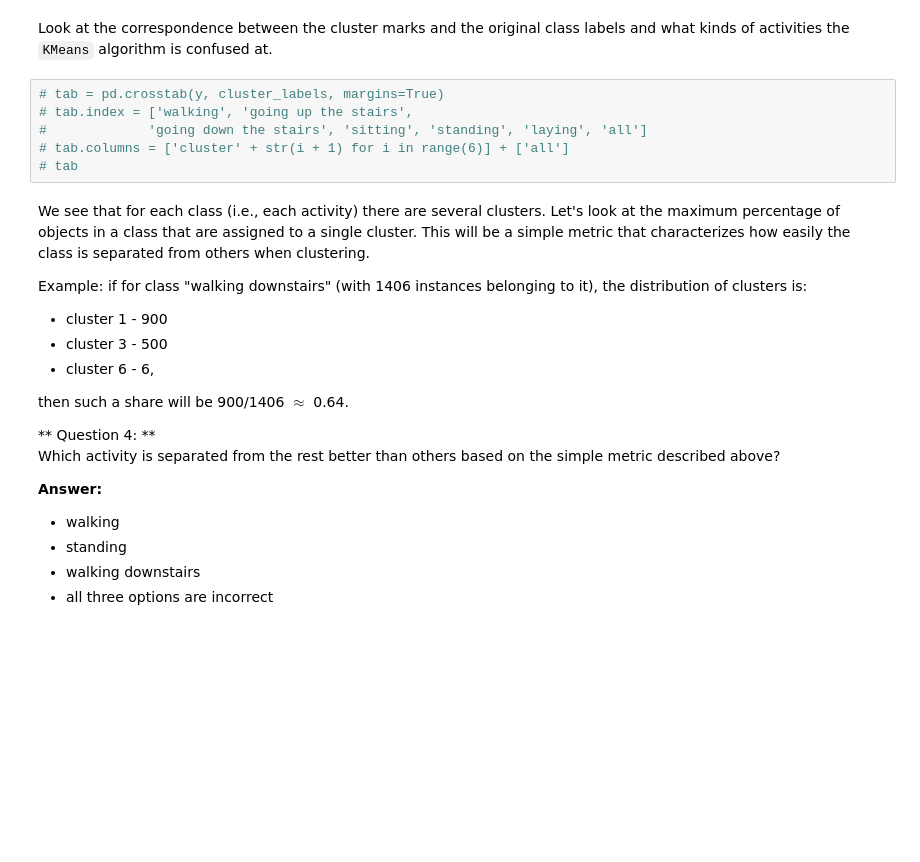
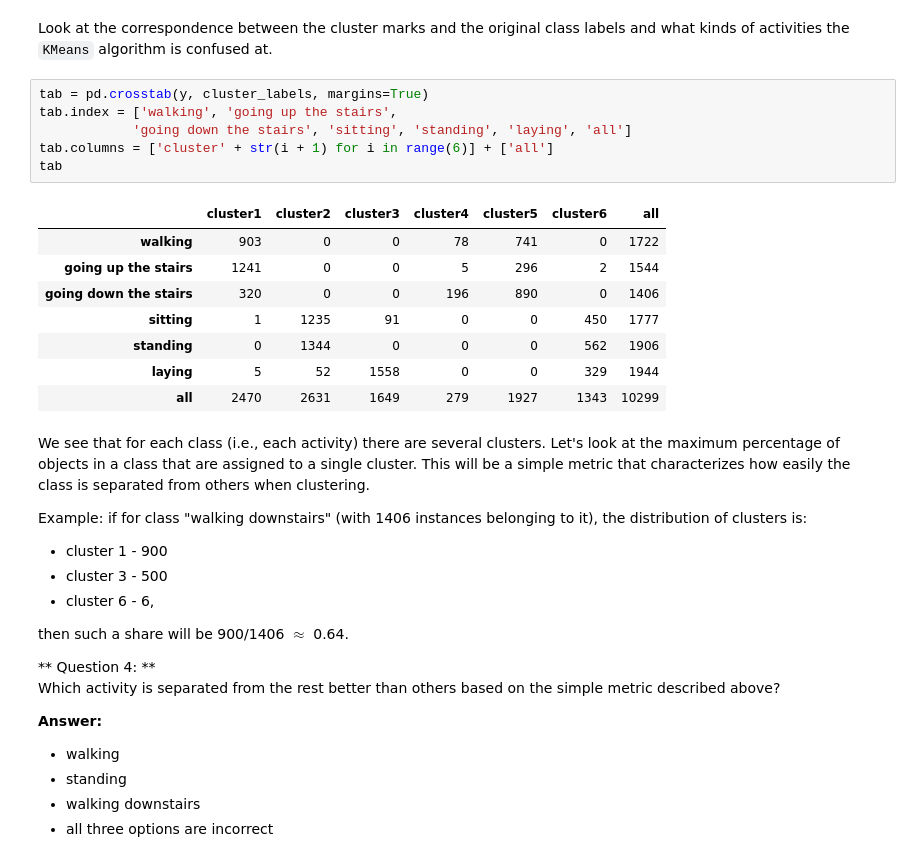
Before and after one commit to nekotleta/RandomML, a Jupyter notebook: ods_course/a7-demo-unsupervised-learning.ipynb, the cells around one changed output. Saved outputs shown, nothing was run; the diff lists cells and outputs as text; blank space fills up the shorter version.

```diff
--- a/ods_course/a7-demo-unsupervised-learning.ipynb
+++ b/ods_course/a7-demo-unsupervised-learning.ipynb
@@ -137,11 +161,20 @@ Visualize data in projection on the first two principal components. Color the do
 # %% [markdown]
 Look at the correspondence between the cluster marks and the original class labels and what kinds of activities the `KMeans` algorithm is confused at.
 # %%
-# tab = pd.crosstab(y, cluster_labels, margins=True)
-# tab.index = ['walking', 'going up the stairs',
-#             'going down the stairs', 'sitting', 'standing', 'laying', 'all']
-# tab.columns = ['cluster' + str(i + 1) for i in range(6)] + ['all']
-# tab
+tab = pd.crosstab(y, cluster_labels, margins=True)
+tab.index = ['walking', 'going up the stairs',
+            'going down the stairs', 'sitting', 'standing', 'laying', 'all']
+tab.columns = ['cluster' + str(i + 1) for i in range(6)] + ['all']
+tab
+# %% [output]
+|  | cluster1 | cluster2 | cluster3 | cluster4 | cluster5 | cluster6 | all |
+| walking | 903 | 0 | 0 | 78 | 741 | 0 | 1722 |
+| going up the stairs | 1241 | 0 | 0 | 5 | 296 | 2 | 1544 |
+| going down the stairs | 320 | 0 | 0 | 196 | 890 | 0 | 1406 |
+| sitting | 1 | 1235 | 91 | 0 | 0 | 450 | 1777 |
+| standing | 0 | 1344 | 0 | 0 | 0 | 562 | 1906 |
+| laying | 5 | 52 | 1558 | 0 | 0 | 329 | 1944 |
+| all | 2470 | 2631 | 1649 | 279 | 1927 | 1343 | 10299 |
 # %% [markdown]
 We see that for each class (i.e., each activity) there are several clusters. Let's look at the maximum percentage of objects in a class that are assigned to a single cluster. This will be a simple metric that characterizes how easily the class is separated from others when clustering.
 
```
Also changed, not shown: parts of 43 cells of this notebook, 1 other file.
